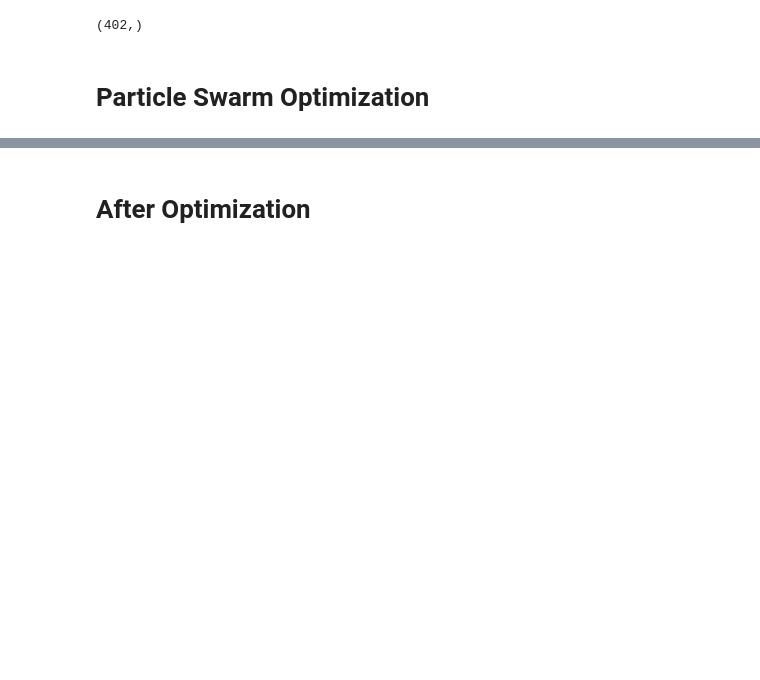
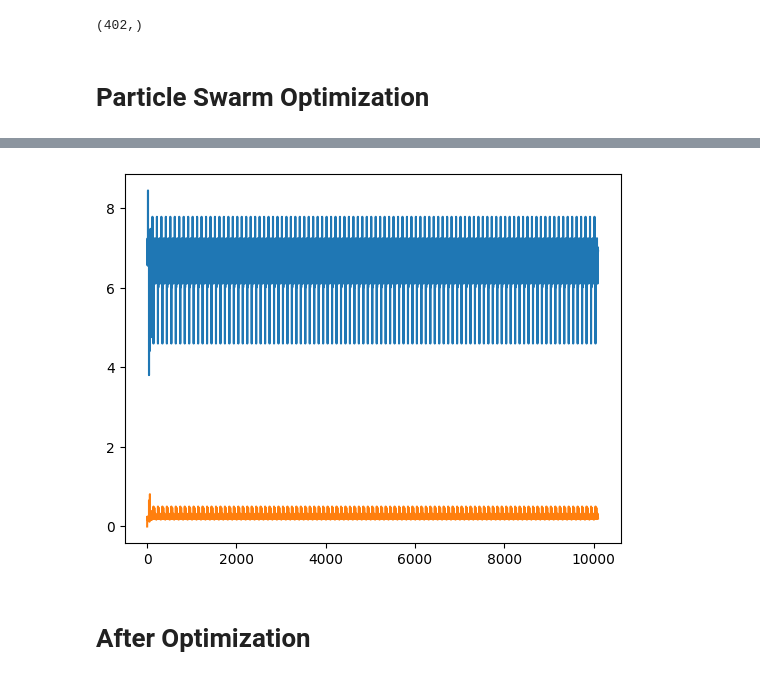
Before and after one commit to MH0386/covid_pneumonia_prediction, a Jupyter notebook: code.ipynb, the cells around one changed output, grey strips where cells are left out. Drawn from its saved outputs; the diff is of its cells as text; code cells hidden in the pictures; blank space fills up the shorter version.

```diff
--- a/code.ipynb
+++ b/code.ipynb
@@ -446,3 +449,9 @@ best_value, -best_acc
+# %%
+tries[0] = tries[0].astype(np.int16)
+plt.plot(tries)
+plt.show()
+# %% [output]
+[figure, added]
 # %% [markdown]
 # After Optimization
 # %%
```
Also changed, not shown: parts of 12 cells of this notebook.
